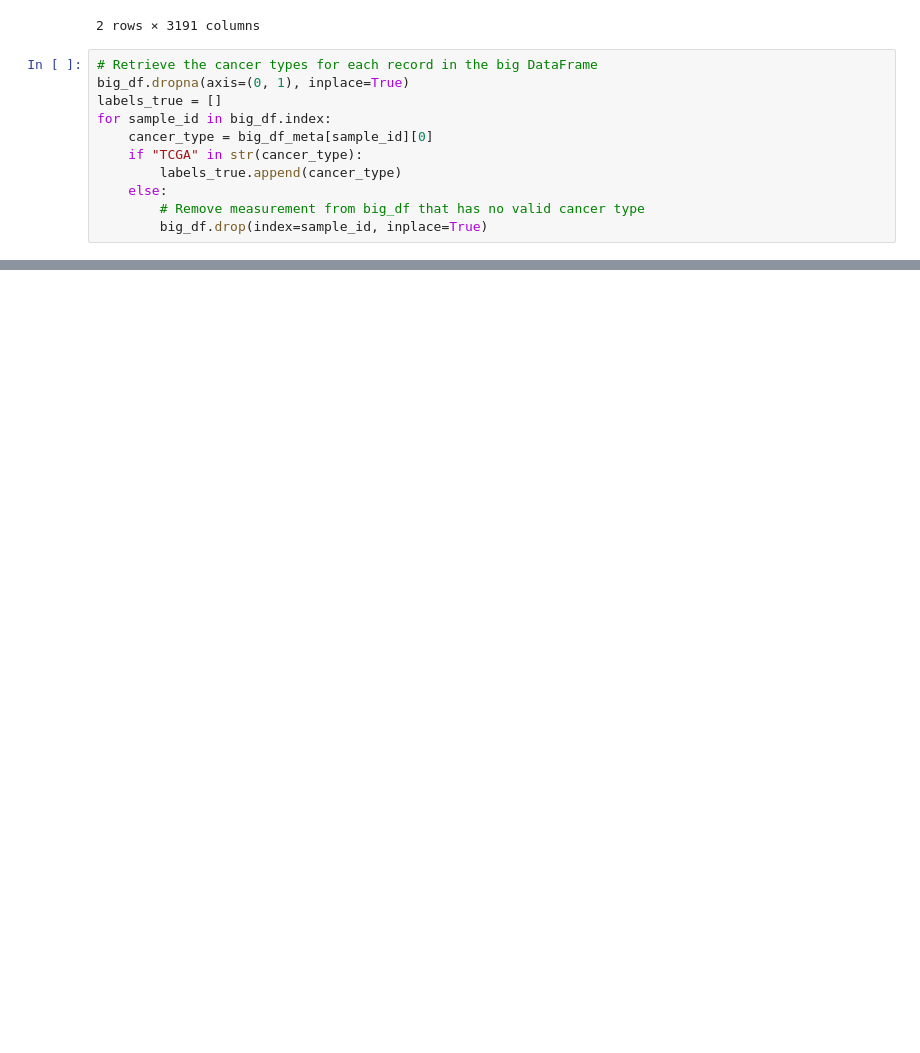
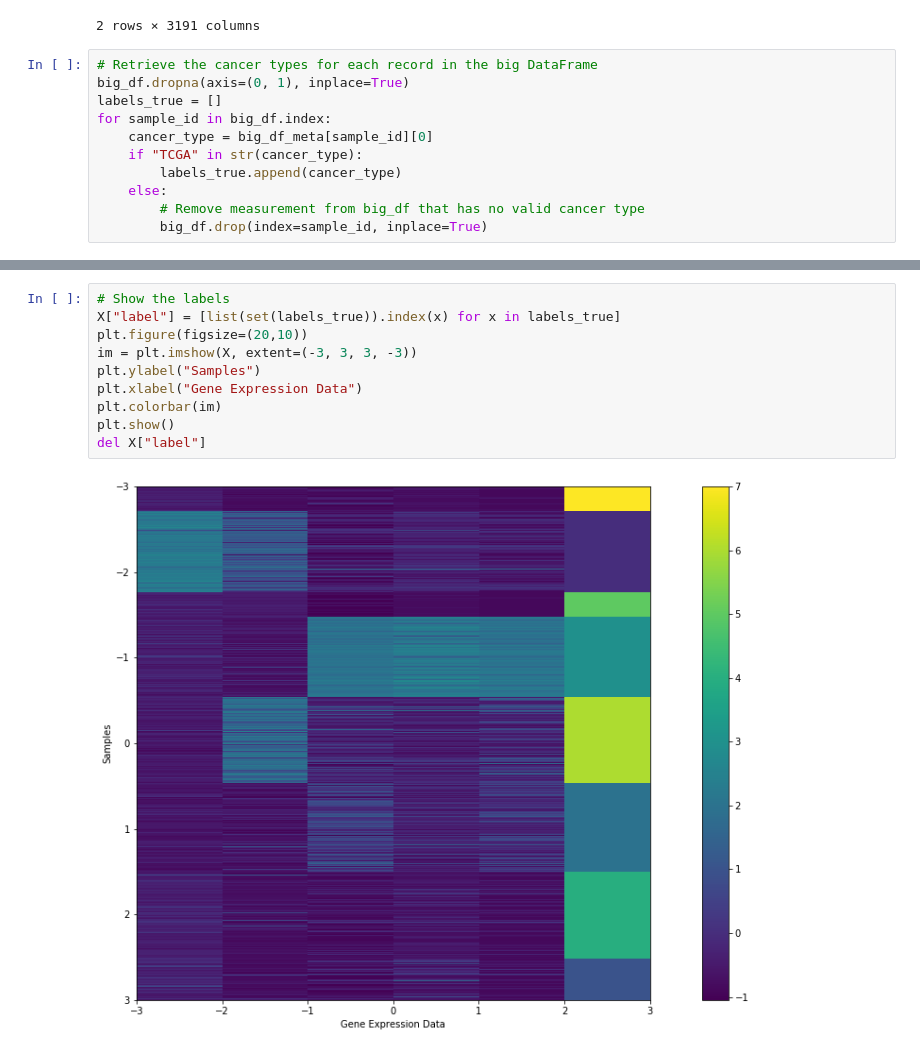
Before and after one commit to WGierke/bicluster_gene_expressions, a Jupyter notebook: notebooks/1.0-big-tumor-dataset.ipynb, the cells around one changed output, grey strips where cells are left out. Saved outputs shown, nothing was run; the diff lists cells and outputs as text; blank space fills up the shorter version.

```diff
--- a/notebooks/1.0-big-tumor-dataset.ipynb
+++ b/notebooks/1.0-big-tumor-dataset.ipynb
@@ -93,3 +94,15 @@ plt.show()
+# %%
+# Show the labels
+X["label"] = [list(set(labels_true)).index(x) for x in labels_true]
+plt.figure(figsize=(20,10))
+im = plt.imshow(X, extent=(-3, 3, 3, -3))
+plt.ylabel("Samples")
+plt.xlabel("Gene Expression Data")
+plt.colorbar(im)
+plt.show()
+del X["label"]
+# %% [output]
+[figure, added]
 # %%
 # Plot the scaled features using t-SNE
 X_tsne = TSNE(n_components=2, perplexity=40).fit_transform(X)
```
Also changed, not shown: parts of 9 cells of this notebook.
